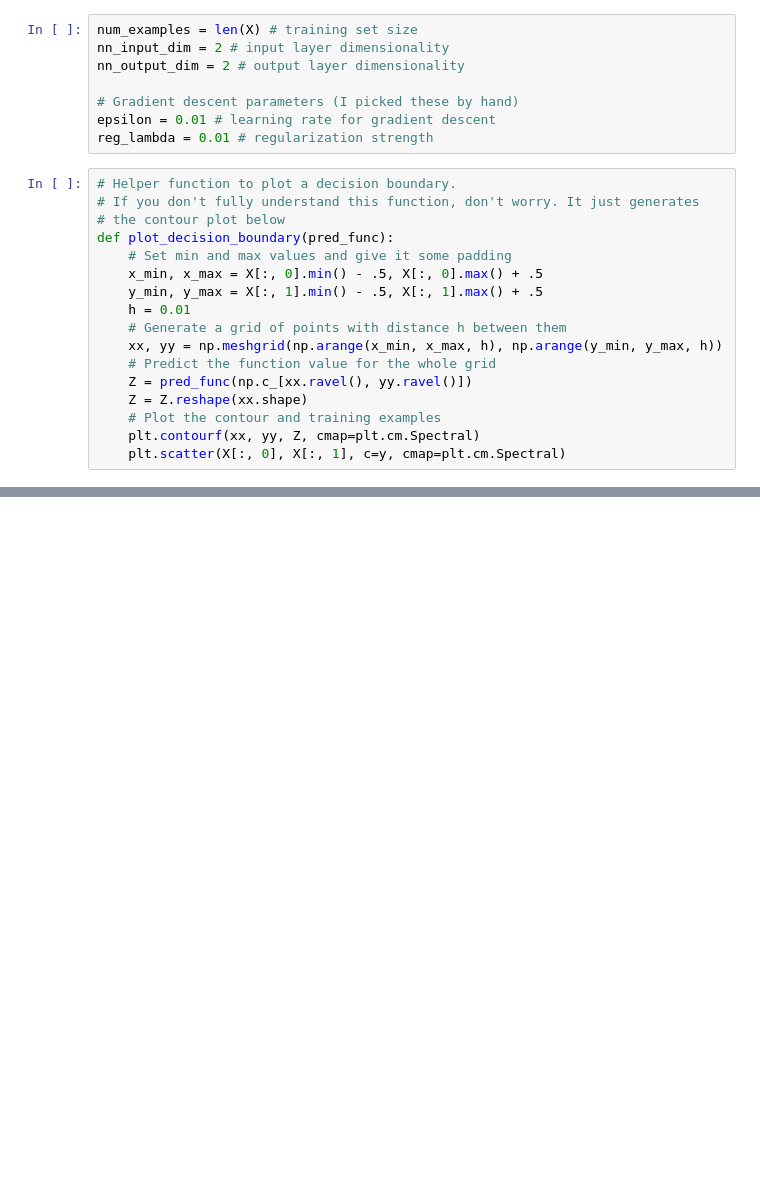
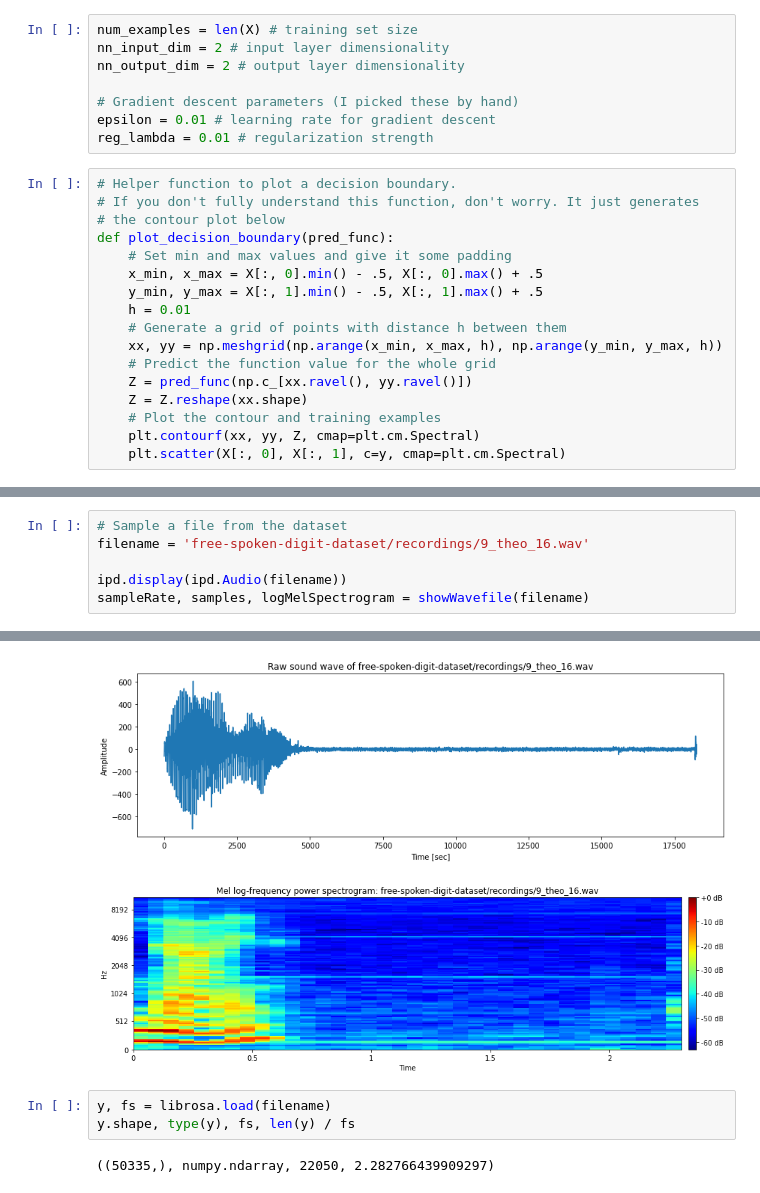
Before and after one commit to Masao-Taketani/DL-NLP-ASR, a Jupyter notebook: Chapter04/Basics of Deep Learning.ipynb, the cells around one changed output, grey strips where cells are left out. Cells and saved outputs as stored; diff of their text form; blank space fills up the shorter version.

```diff
--- a/Chapter04/Basics of Deep Learning.ipynb
+++ b/Chapter04/Basics of Deep Learning.ipynb
@@ -118,0 +339,7 @@ def predict(model, x):
+# %%
+# Sample a file from the dataset
+filename = 'free-spoken-digit-dataset/recordings/9_theo_16.wav'
+
+ipd.display(ipd.Audio(filename))
+sampleRate, samples, logMelSpectrogram = showWavefile(filename)
+# %% [output]
@@ -118,0 +347,7 @@ def predict(model, x):
+[figure, added]
+[figure, added]
+# %%
+y, fs = librosa.load(filename)
+y.shape, type(y), fs, len(y) / fs
+# %% [output]
+((50335,), numpy.ndarray, 22050, 2.282766439909297)
```
Also changed, not shown: parts of 19 cells of this notebook, 1 other file.
